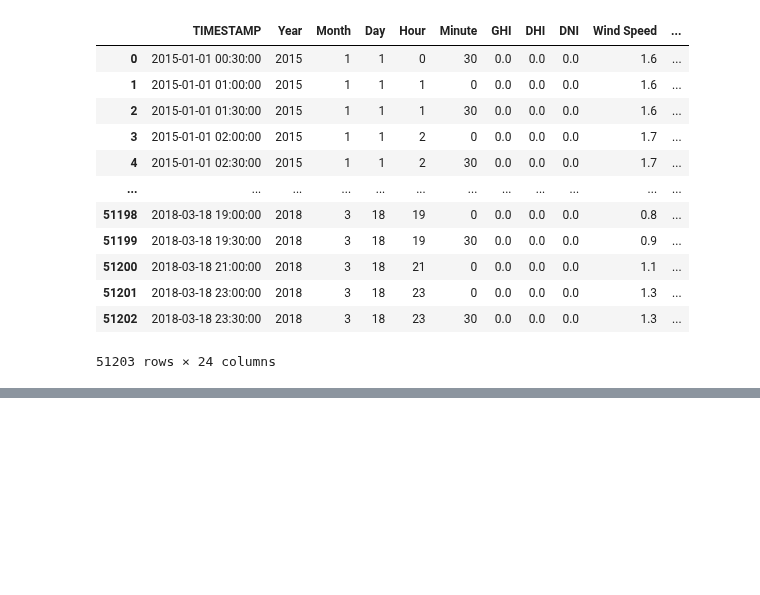
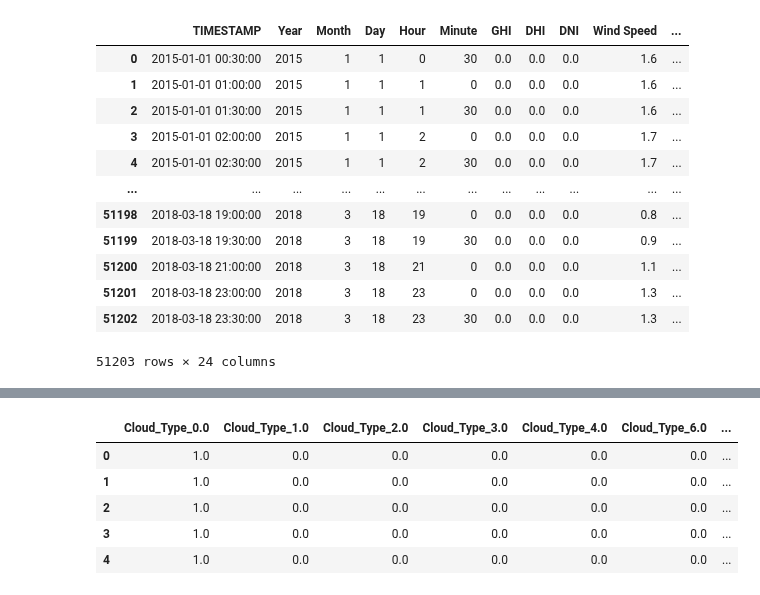
Before and after one commit to sjmisina/Solar-Panel-Potential-Energy, a Jupyter notebook: Code/Machine Learning/Solar Neural Net.ipynb, the cells around one changed output, grey strips where cells are left out. Saved outputs shown, nothing was run; the diff lists cells and outputs as text; code cells hidden in the pictures; blank space fills up the shorter version.

```diff
--- a/Code/Machine Learning/Solar Neural Net.ipynb
+++ b/Code/Machine Learning/Solar Neural Net.ipynb
@@ -25,0 +77,18 @@ solar_db
+# %%
+# Encode Cloud Types
+from sklearn.preprocessing import OneHotEncoder
+enc = OneHotEncoder(sparse=False)
+
+# Fit the encoder and produce encoded DataFrame
+encode_df = pd.DataFrame(enc.fit_transform(solar_df.Cloud_Type.values.reshape(-1,1)))
+
+# Rename encoded columns
+encode_df.columns = enc.get_feature_names(['Cloud_Type'])
+encode_df.head()
+# %% [output]
+|  | Cloud_Type_0.0 | Cloud_Type_1.0 | Cloud_Type_2.0 | Cloud_Type_3.0 | Cloud_Type_4.0 | Cloud_Type_6.0 | ... |
+| 0 | 1.0 | 0.0 | 0.0 | 0.0 | 0.0 | 0.0 | ... |
+| 1 | 1.0 | 0.0 | 0.0 | 0.0 | 0.0 | 0.0 | ... |
+| 2 | 1.0 | 0.0 | 0.0 | 0.0 | 0.0 | 0.0 | ... |
+| 3 | 1.0 | 0.0 | 0.0 | 0.0 | 0.0 | 0.0 | ... |
+| 4 | 1.0 | 0.0 | 0.0 | 0.0 | 0.0 | 0.0 | ... |
```
Also changed, not shown: parts of 7 cells of this notebook, 1 other file.
